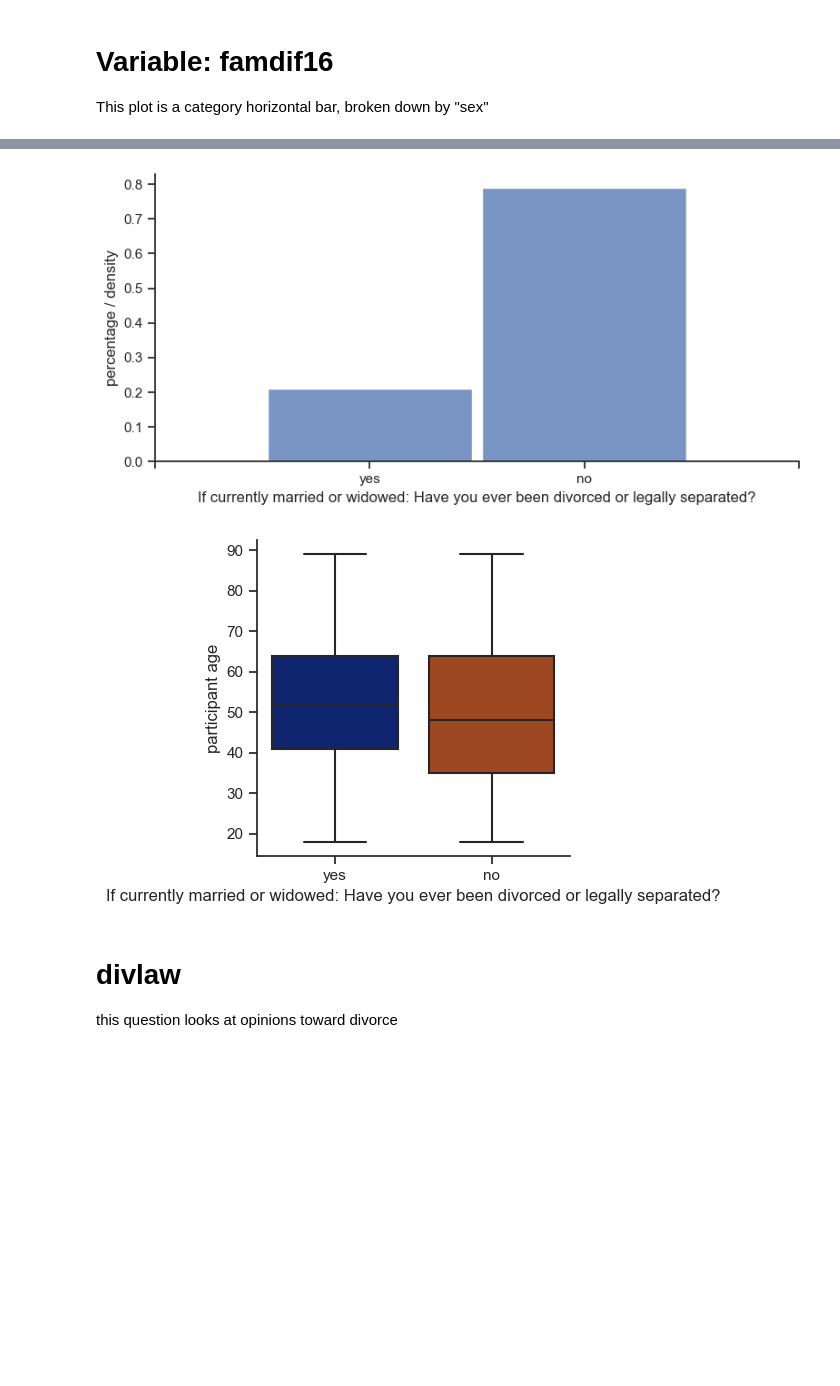
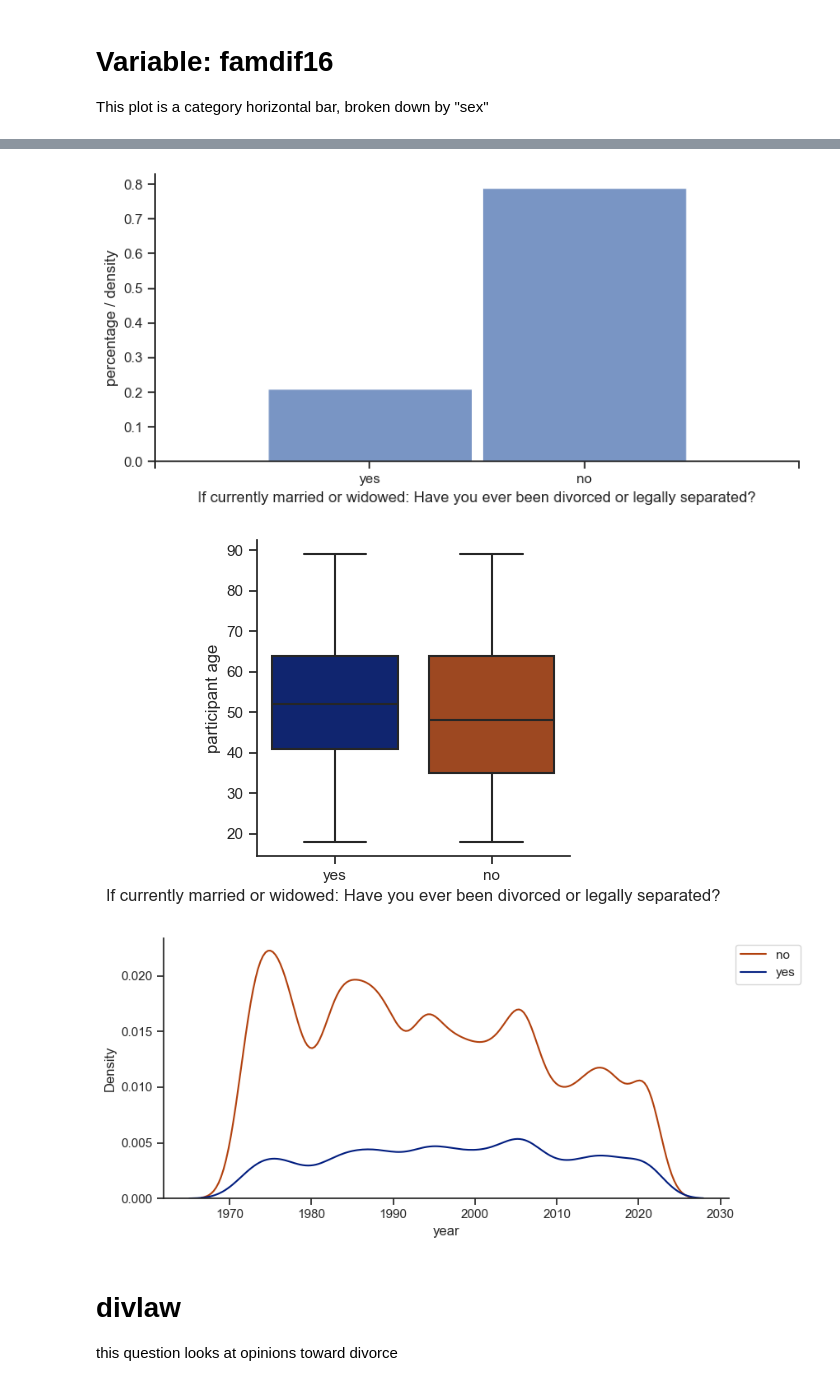
Before and after one commit to CulleyHarrelson/GeneralSocialSurvey, a Jupyter notebook: GSS - Divorce.ipynb, the cells around one changed output, grey strips where cells are left out. Saved outputs shown, nothing was run; the diff lists cells and outputs as text; code cells hidden in the pictures; blank space fills up the shorter version.

```diff
--- a/GSS - Divorce.ipynb
+++ b/GSS - Divorce.ipynb
@@ -179,33 +183,50 @@ plt.xticks(range(4))
 #plt.xticks([33, 66], ['yes', 'no'])
 
 # set the labels
 p.set_xticklabels(['', 'yes', 'no', ''])
 
 #p.set_xticklabels(labels)
 p.set_xlabels(t)
 p.set_ylabels('percentage / density')
 
 
 warnings.filterwarnings("ignore")
 plt.draw()
 
 h = sns.catplot(
     data=gss,
     x="divorce",
     y="age",
     palette='dark',
     kind="box",
     height=4,
     aspect=1,
 )
 
 h.set_xticklabels(labels)
 h.set_xlabels(t)
 h.set_ylabels('participant age')
 plt.draw()
+
+by_year = sns.displot(
+    gss,
+    x="year",
+    hue="divorce",
+    palette='dark',
+    kind="kde",
+    height=4,
+    aspect=2,
+    legend=False,
+)
+
+plt.legend(labels=['no', 'yes'], loc = 2, bbox_to_anchor = (1,1))
+plt.draw()
+
+#by_year.set_xticklabels(labels)
 # %% [output]
 [figure]
 [figure]
+[figure, added]
 # %% [markdown]
 # divlaw
 
```
Also changed, not shown: parts of 5 cells of this notebook.
